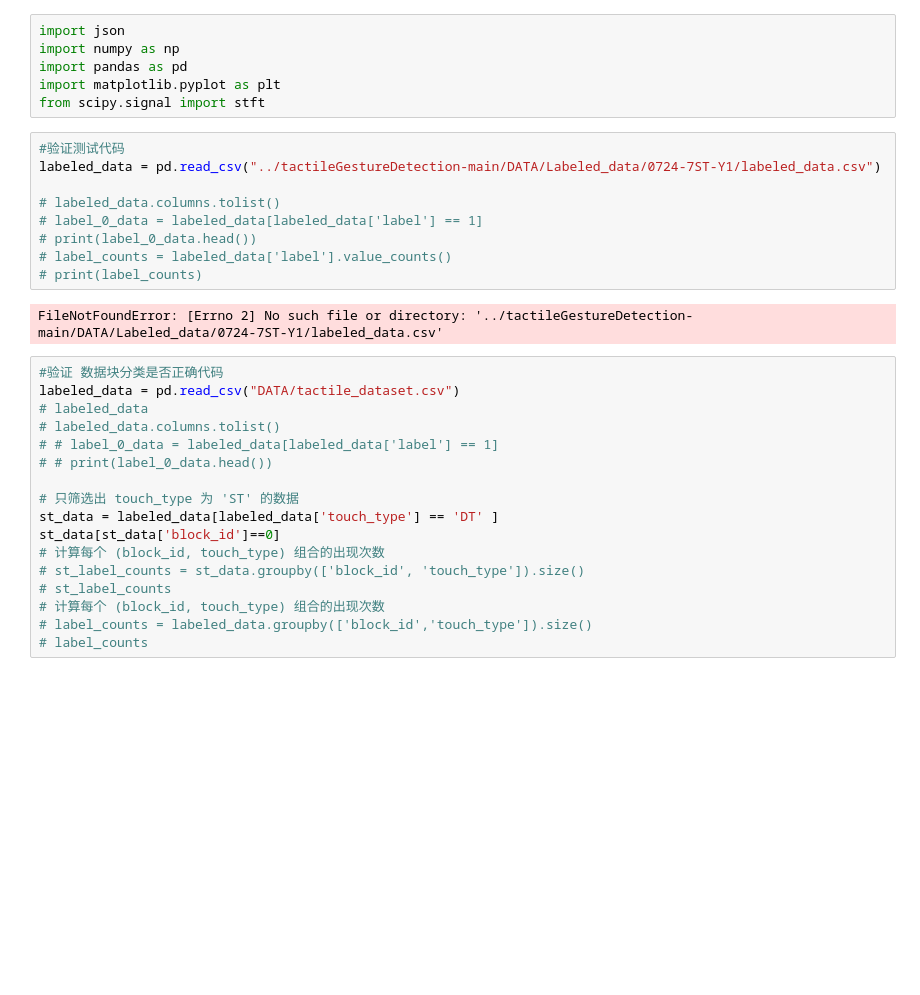
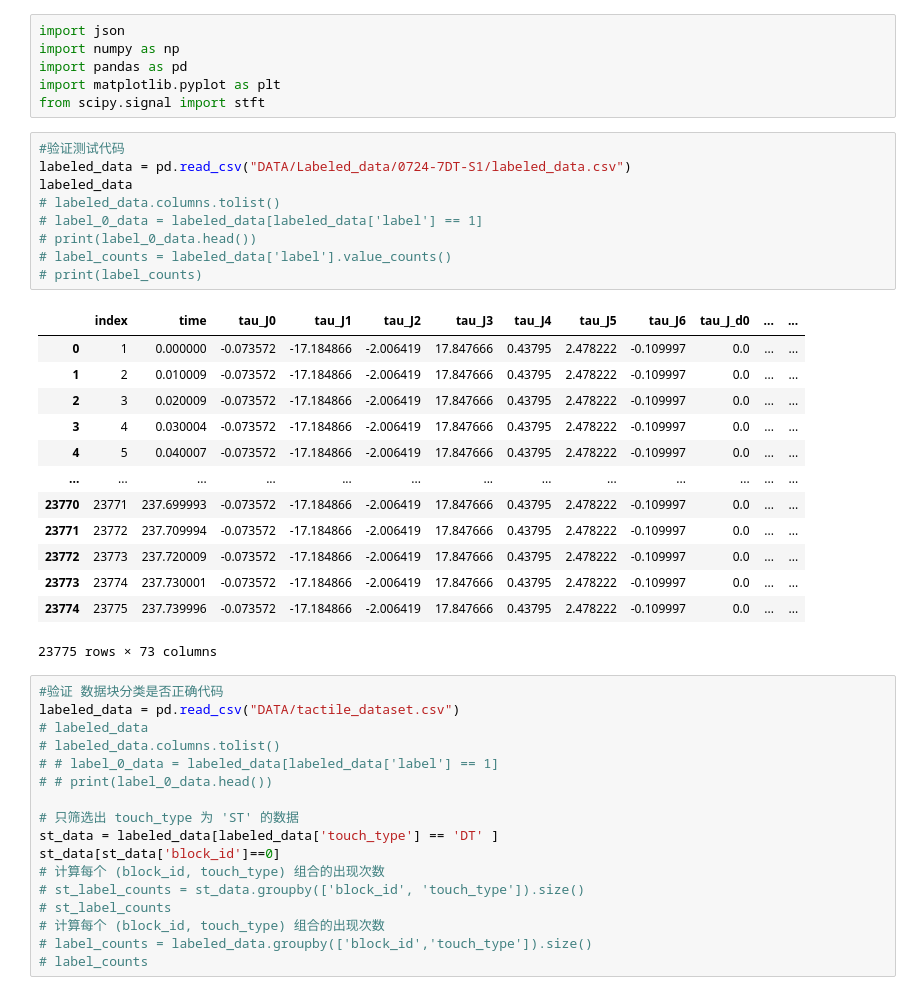
Before and after one commit to MindLabZHAW/tactileGestureDetection, a Jupyter notebook: Spectro_classify.ipynb, the cells around one changed output. Drawn from its saved outputs; the diff is of its cells as text; blank space fills up the shorter version.

```diff
--- a/Spectro_classify.ipynb
+++ b/Spectro_classify.ipynb
@@ -6,15 +6,27 @@ import matplotlib.pyplot as plt
 from scipy.signal import stft
 # %%
 #验证测试代码
-labeled_data = pd.read_csv("../tactileGestureDetection-main/DATA/Labeled_data/0724-7ST-Y1/labeled_data.csv")
-
+labeled_data = pd.read_csv("DATA/Labeled_data/0724-7DT-S1/labeled_data.csv")
+labeled_data
 # labeled_data.columns.tolist()
 # label_0_data = labeled_data[labeled_data['label'] == 1]
 # print(label_0_data.head())
 # label_counts = labeled_data['label'].value_counts()
 # print(label_counts)
 # %% [output]
+|  | index | time | tau_J0 | tau_J1 | tau_J2 | tau_J3 | tau_J4 | tau_J5 | tau_J6 | tau_J_d0 | ... | ... |
+| 0 | 1 | 0.000000 | -0.073572 | -17.184866 | -2.006419 | 17.847666 | 0.43795 | 2.478222 | -0.109997 | 0.0 | ... | ... |
+| 1 | 2 | 0.010009 | -0.073572 | -17.184866 | -2.006419 | 17.847666 | 0.43795 | 2.478222 | -0.109997 | 0.0 | ... | ... |
+| 2 | 3 | 0.020009 | -0.073572 | -17.184866 | -2.006419 | 17.847666 | 0.43795 | 2.478222 | -0.109997 | 0.0 | ... | ... |
+| 3 | 4 | 0.030004 | -0.073572 | -17.184866 | -2.006419 | 17.847666 | 0.43795 | 2.478222 | -0.109997 | 0.0 | ... | ... |
+| 4 | 5 | 0.040007 | -0.073572 | -17.184866 | -2.006419 | 17.847666 | 0.43795 | 2.478222 | -0.109997 | 0.0 | ... | ... |
+| ... | ... | ... | ... | ... | ... | ... | ... | ... | ... | ... | ... | ... |
+| 23770 | 23771 | 237.699993 | -0.073572 | -17.184866 | -2.006419 | 17.847666 | 0.43795 | 2.478222 | -0.109997 | 0.0 | ... | ... |
+| 23771 | 23772 | 237.709994 | -0.073572 | -17.184866 | -2.006419 | 17.847666 | 0.43795 | 2.478222 | -0.109997 | 0.0 | ... | ... |
+| 23772 | 23773 | 237.720009 | -0.073572 | -17.184866 | -2.006419 | 17.847666 | 0.43795 | 2.478222 | -0.109997 | 0.0 | ... | ... |
+| 23773 | 23774 | 237.730001 | -0.073572 | -17.184866 | -2.006419 | 17.847666 | 0.43795 | 2.478222 | -0.109997 | 0.0 | ... | ... |
+| 23774 | 23775 | 237.739996 | -0.073572 | -17.184866 | -2.006419 | 17.847666 | 0.43795 | 2.478222 | -0.109997 | 0.0 | ... | ... |
-FileNotFoundError: [Errno 2] No such file or directory: '../tactileGestureDetection-main/DATA/Labeled_data/0724-7ST-Y1/labeled_data.csv'
+23775 rows × 73 columns
 # %%
 #验证 数据块分类是否正确代码
 labeled_data = pd.read_csv("DATA/tactile_dataset.csv")
```
Also changed, not shown: parts of 1 cell of this notebook, 1 other file.
